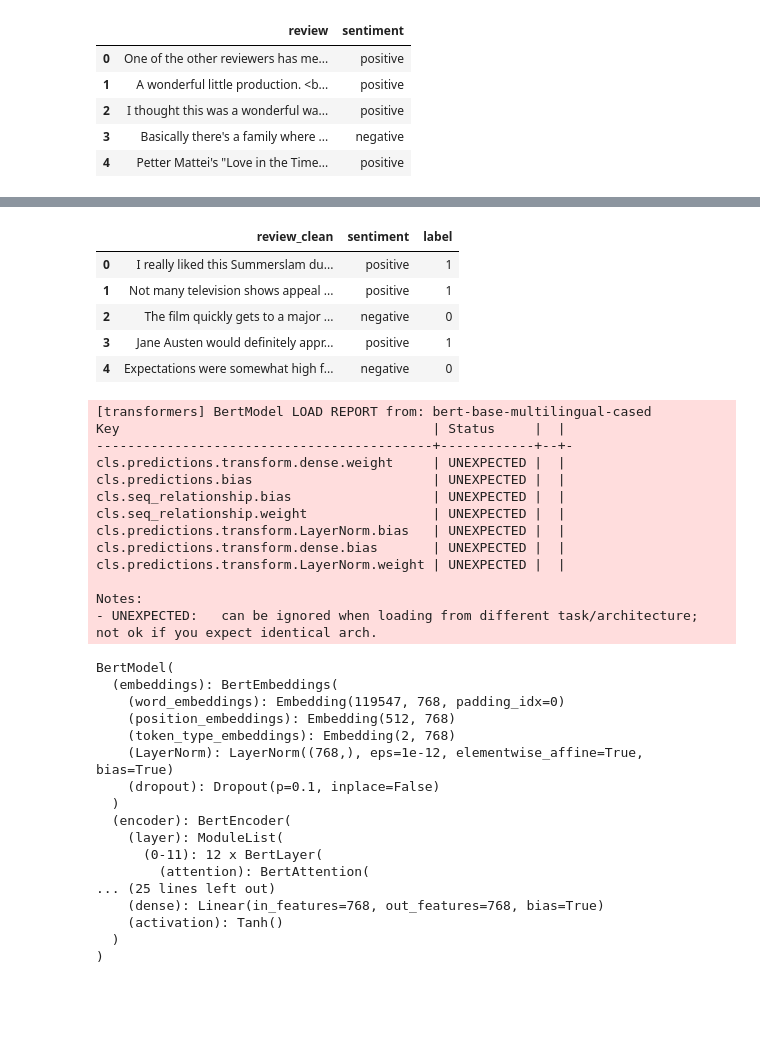
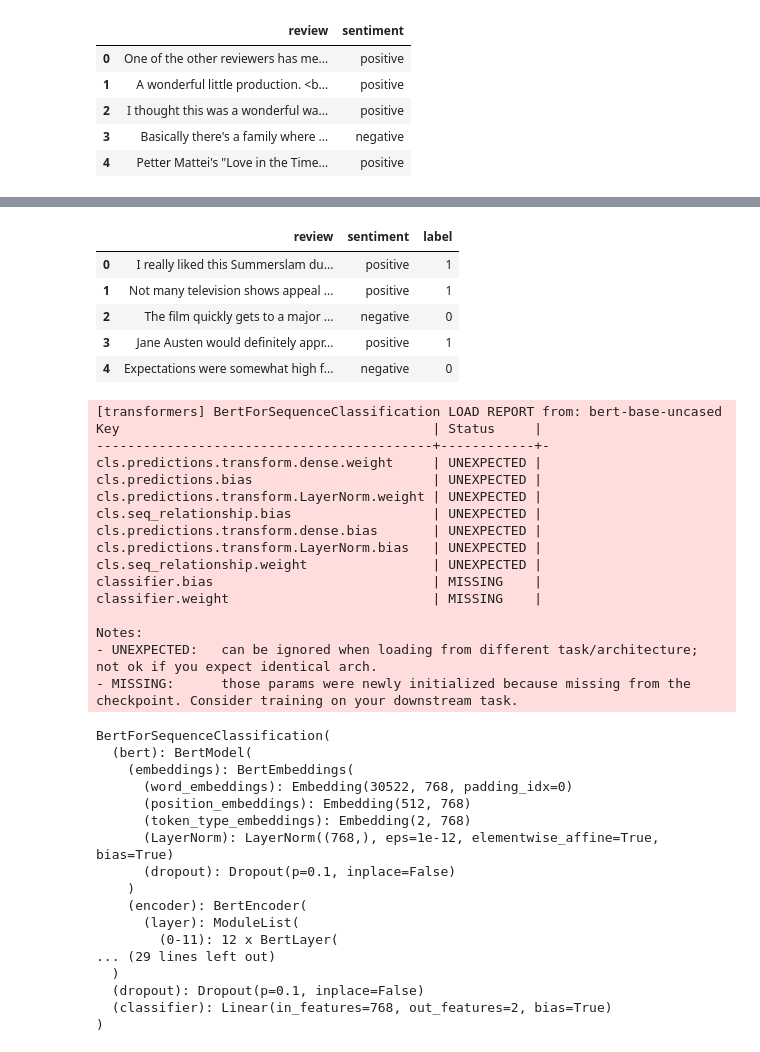
Before and after one commit to deniztozan/imdb-bert-sentiment, a Jupyter notebook: imdb_model_sentiment.ipynb, the cells around one changed output, grey strips where cells are left out. Cells and saved outputs as stored; diff of their text form; code cells hidden in the pictures; blank space fills up the shorter version.

Commit message:
Add BERT fine-tuning result_s

```diff
--- a/imdb_model_sentiment.ipynb
+++ b/imdb_model_sentiment.ipynb
@@ -33,9 +31,9 @@ veri_kucuk["label"] = veri_kucuk["sentiment"].map({
     "negative": 0
 })
 # %%
-veri_kucuk[["review_clean", "sentiment", "label"]].head()
+veri_kucuk[["review", "sentiment", "label"]].head()
 # %% [output]
-|  | review_clean | sentiment | label |
+|  | review | sentiment | label |
 | 0 | I really liked this Summerslam du... | positive | 1 |
 | 1 | Not many television shows appeal ... | positive | 1 |
 | 2 | The film quickly gets to a major ... | negative | 0 |
@@ -44,47 +60,51 @@ veri_kucuk[["review_clean", "sentiment", "label"]].head()
 # %%
-from transformers import AutoTokenizer, AutoModel
+#from transformers import AutoTokenizer, AutoModel
+from transformers import AutoTokenizer, AutoModelForSequenceClassification
 import torch
 import numpy as np
 
-#tokenizer = AutoTokenizer.from_pretrained("bert-base-multilingual-cased")
-#model = AutoModel.from_pretrained("bert-base-multilingual-cased")
+model_name = "bert-base-uncased"
 
-#model.eval()
+tokenizer = AutoTokenizer.from_pretrained(model_name)
+
+model = AutoModelForSequenceClassification.from_pretrained( model_name, num_labels=2)
 
 
-
-tokenizer = AutoTokenizer.from_pretrained("bert-base-uncased")
-model = AutoModel.from_pretrained("bert-base-uncased")
+#tokenizer = AutoTokenizer.from_pretrained("bert-base-uncased")
+#model = AutoModel.from_pretrained("bert-base-uncased")
 
 model.eval()
 # %% [output]
-[transformers] BertModel LOAD REPORT from: bert-base-multilingual-cased
-Key                                        | Status     |  |
--------------------------------------------+------------+--+-
-cls.predictions.transform.dense.weight     | UNEXPECTED |  |
-cls.predictions.bias                       | UNEXPECTED |  |
-cls.seq_relationship.bias                  | UNEXPECTED |  |
-cls.seq_relationship.weight                | UNEXPECTED |  |
-cls.predictions.transform.LayerNorm.bias   | UNEXPECTED |  |
-cls.predictions.transform.dense.bias       | UNEXPECTED |  |
-cls.predictions.transform.LayerNorm.weight | UNEXPECTED |  |
+[transformers] BertForSequenceClassification LOAD REPORT from: bert-base-uncased
+Key                                        | Status     |
+-------------------------------------------+------------+-
+cls.predictions.transform.dense.weight     | UNEXPECTED |
+cls.predictions.bias                       | UNEXPECTED |
+cls.predictions.transform.LayerNorm.weight | UNEXPECTED |
+cls.seq_relationship.bias                  | UNEXPECTED |
+cls.predictions.transform.dense.bias       | UNEXPECTED |
+cls.predictions.transform.LayerNorm.bias   | UNEXPECTED |
+cls.seq_relationship.weight                | UNEXPECTED |
+classifier.bias                            | MISSING    |
+classifier.weight                          | MISSING    |
 
 Notes:
 - UNEXPECTED:   can be ignored when loading from different task/architecture; not ok if you expect identical arch.
+- MISSING:      those params were newly initialized because missing from the checkpoint. Consider training on your downstream task.
-BertModel(
-  (embeddings): BertEmbeddings(
-    (word_embeddings): Embedding(119547, 768, padding_idx=0)
-    (position_embeddings): Embedding(512, 768)
-    (token_type_embeddings): Embedding(2, 768)
-    (LayerNorm): LayerNorm((768,), eps=1e-12, elementwise_affine=True, bias=True)
-    (dropout): Dropout(p=0.1, inplace=False)
+BertForSequenceClassification(
+  (bert): BertModel(
+    (embeddings): BertEmbeddings(
+      (word_embeddings): Embedding(30522, 768, padding_idx=0)
+      (position_embeddings): Embedding(512, 768)
+      (token_type_embeddings): Embedding(2, 768)
+      (LayerNorm): LayerNorm((768,), eps=1e-12, elementwise_affine=True, bias=True)
+      (dropout): Dropout(p=0.1, inplace=False)
+    )
+    (encoder): BertEncoder(
+      (layer): ModuleList(
+        (0-11): 12 x BertLayer(
+... (29 lines left out)
   )
-  (encoder): BertEncoder(
-    (layer): ModuleList(
-      (0-11): 12 x BertLayer(
-        (attention): BertAttention(
-... (25 lines left out)
-    (dense): Linear(in_features=768, out_features=768, bias=True)
-    (activation): Tanh()
-  )
+  (dropout): Dropout(p=0.1, inplace=False)
+  (classifier): Linear(in_features=768, out_features=2, bias=True)
 )
```
Also changed, not shown: parts of 26 cells of this notebook, 2 other files.
